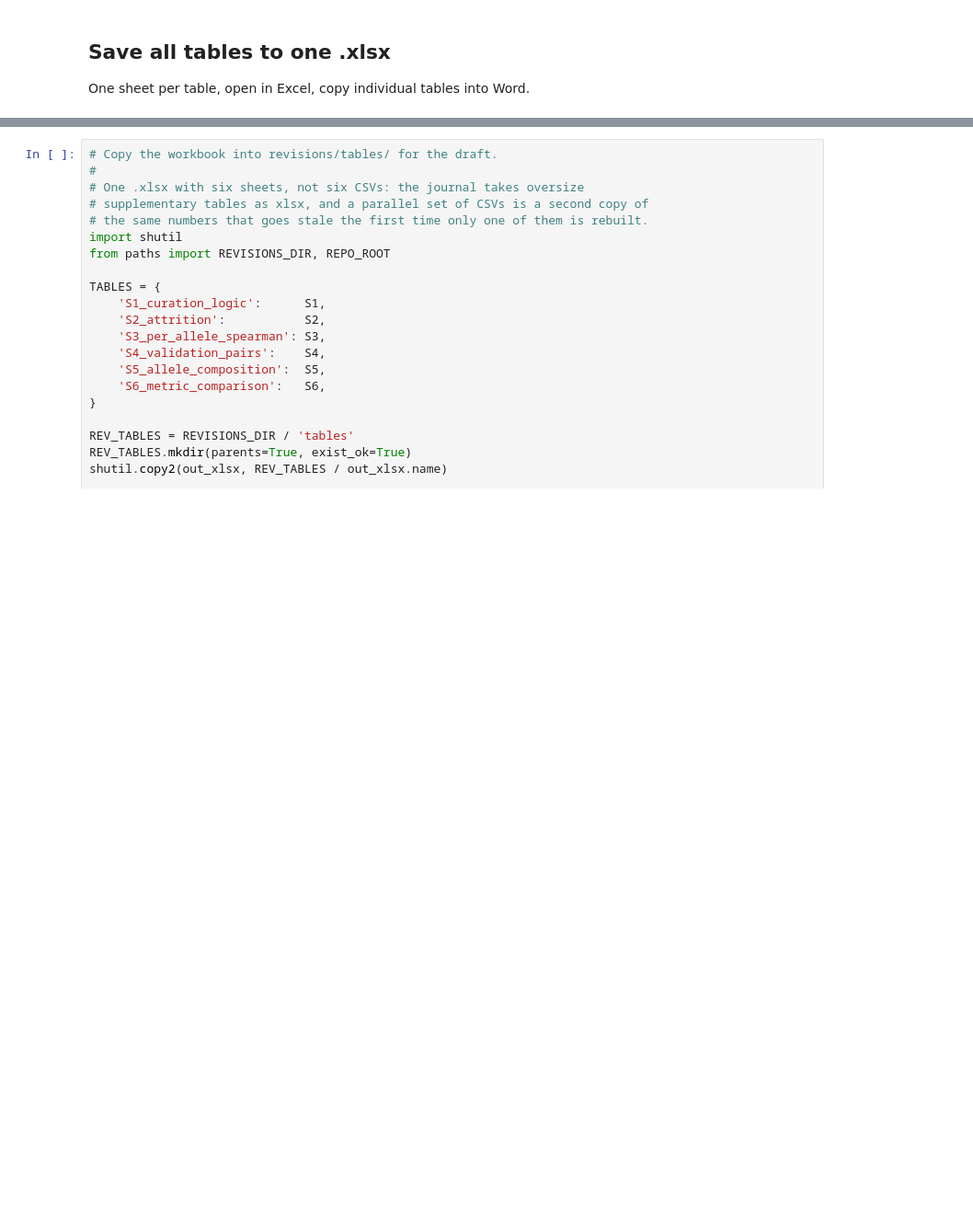
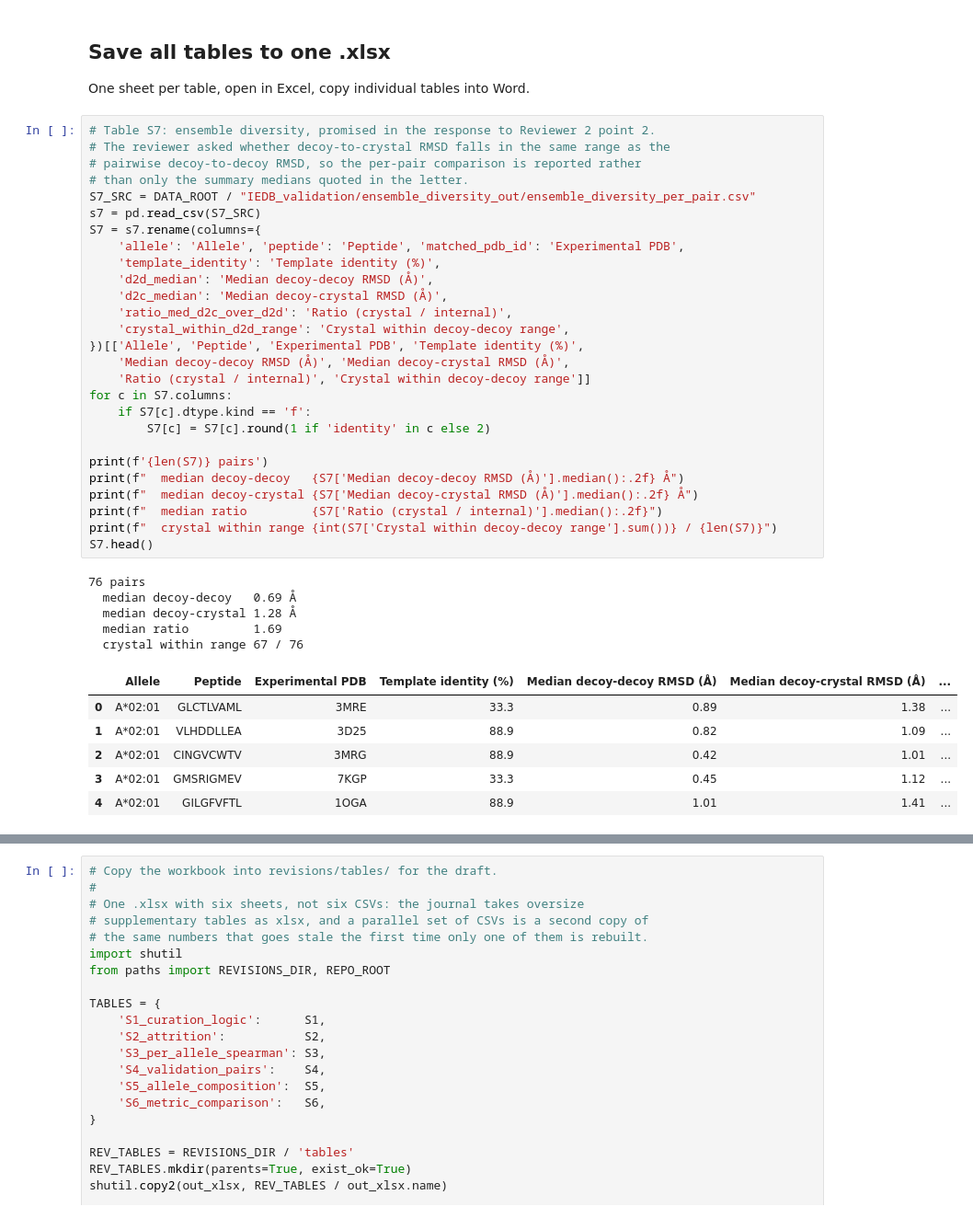
Before and after one commit to kunikohunter/PepBind3D, a Jupyter notebook: 07_supplemental_tables.ipynb, the cells around one changed output, grey strips where cells are left out. Shown at 92% size. Saved outputs shown, nothing was run; the diff lists cells and outputs as text; blank space fills up the shorter version.

Commit message:
Add the ensemble-diversity supplementary table

```diff
--- a/07_supplemental_tables.ipynb
+++ b/07_supplemental_tables.ipynb
@@ -407,6 +407,45 @@ Assay         Score Metric  Spearman ρ        p     n
 ## Save all tables to one .xlsx
 
 One sheet per table, open in Excel, copy individual tables into Word.
+# %%
+# Table S7: ensemble diversity, promised in the response to Reviewer 2 point 2.
+# The reviewer asked whether decoy-to-crystal RMSD falls in the same range as the
+# pairwise decoy-to-decoy RMSD, so the per-pair comparison is reported rather
+# than only the summary medians quoted in the letter.
+S7_SRC = DATA_ROOT / "IEDB_validation/ensemble_diversity_out/ensemble_diversity_per_pair.csv"
+s7 = pd.read_csv(S7_SRC)
+S7 = s7.rename(columns={
+    'allele': 'Allele', 'peptide': 'Peptide', 'matched_pdb_id': 'Experimental PDB',
+    'template_identity': 'Template identity (%)',
+    'd2d_median': 'Median decoy-decoy RMSD (Å)',
+    'd2c_median': 'Median decoy-crystal RMSD (Å)',
+    'ratio_med_d2c_over_d2d': 'Ratio (crystal / internal)',
+    'crystal_within_d2d_range': 'Crystal within decoy-decoy range',
+})[['Allele', 'Peptide', 'Experimental PDB', 'Template identity (%)',
+    'Median decoy-decoy RMSD (Å)', 'Median decoy-crystal RMSD (Å)',
+    'Ratio (crystal / internal)', 'Crystal within decoy-decoy range']]
+for c in S7.columns:
+    if S7[c].dtype.kind == 'f':
+        S7[c] = S7[c].round(1 if 'identity' in c else 2)
+
+print(f'{len(S7)} pairs')
+print(f"  median decoy-decoy   {S7['Median decoy-decoy RMSD (Å)'].median():.2f} Å")
+print(f"  median decoy-crystal {S7['Median decoy-crystal RMSD (Å)'].median():.2f} Å")
+print(f"  median ratio         {S7['Ratio (crystal / internal)'].median():.2f}")
+print(f"  crystal within range {int(S7['Crystal within decoy-decoy range'].sum())} / {len(S7)}")
+S7.head()
+# %% [output]
+76 pairs
+  median decoy-decoy   0.69 Å
+  median decoy-crystal 1.28 Å
+  median ratio         1.69
+  crystal within range 67 / 76
+|  | Allele | Peptide | Experimental PDB | Template identity (%) | Median decoy-decoy RMSD (Å) | Median decoy-crystal RMSD (Å) | ... |
+| 0 | A*02:01 | GLCTLVAML | 3MRE | 33.3 | 0.89 | 1.38 | ... |
+| 1 | A*02:01 | VLHDDLLEA | 3D25 | 88.9 | 0.82 | 1.09 | ... |
+| 2 | A*02:01 | CINGVCWTV | 3MRG | 88.9 | 0.42 | 1.01 | ... |
+| 3 | A*02:01 | GMSRIGMEV | 7KGP | 33.3 | 0.45 | 1.12 | ... |
+| 4 | A*02:01 | GILGFVFTL | 1OGA | 88.9 | 1.01 | 1.41 | ... |
 # %%
 out_xlsx = OUT_DIR / 'PepBind3D_supplemental_tables.xlsx'
 with pd.ExcelWriter(out_xlsx, engine='openpyxl') as xw:
```
Also changed, not shown: parts of 1 cell of this notebook.
